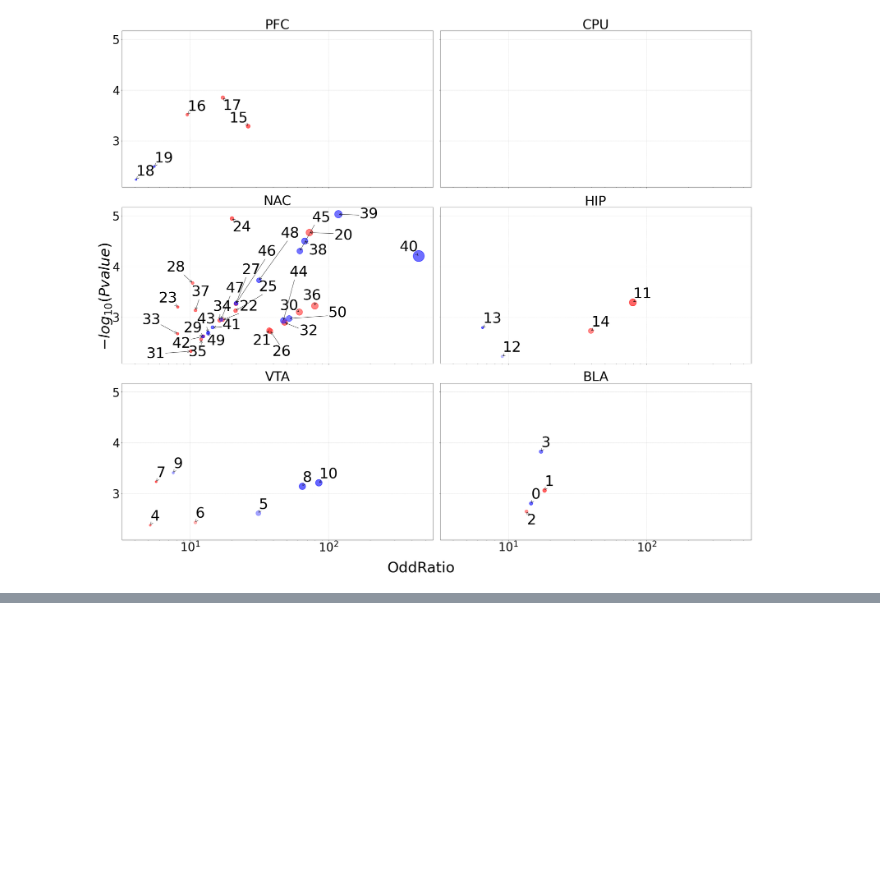
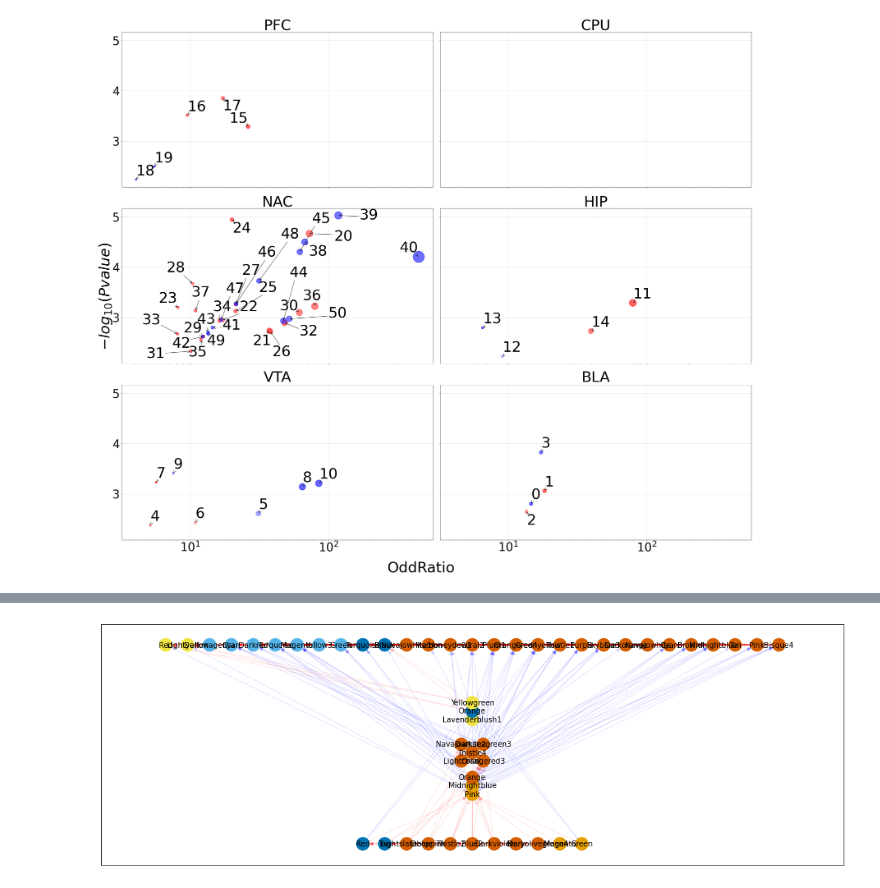
Before and after one commit to baicalin/GAN-WGCNA, a Jupyter notebook: codes/GAN-WGCNA/Figures.ipynb, the cells around one changed output, grey strips where cells are left out. Cells and saved outputs as stored; diff of their text form; code cells hidden in the pictures; blank space fills up the shorter version.

Commit message:
Add temporally aligned network figure

```diff
--- a/codes/GAN-WGCNA/Figures.ipynb
+++ b/codes/GAN-WGCNA/Figures.ipynb
@@ -498,7 +498,7 @@ for i, region in enumerate(regions):
     axs[(i // 2)][(i % 2)].set_xscale("log")
 #     axs[(i // 2), (i % 2)].set_xlim(0, 100)
 
-    axs[(i // 2)][(i % 2)].set_title(region , fontsize = 45)
+    axs[(i // 2)][(i % 2)].set_title(region , fontsize = 50)
     axs[(i // 2)][(i % 2)].grid(True, which='major', linestyle='--', linewidth=0.5)
 
     txt_zip = zip(df_module_fixed_info["GOterm"], df_module_fixed_info["Region"])
@@ -547,0 +607,71 @@ fig.tight_layout()
+# %%
+Diss_between_region = 1 - corr_between_region
+modified_G = G
+# %%
+layers = []
+
+for i in range(0, 25):
+    layers.append([])
+
+Mnames = Regional_Mnames
+for i, layer in enumerate(layers):
+    for Mname in Mnames:
+        if i == int(regional_timepoint_hash[Mname.split("_")[0]][Mname.split("_")[1]]):
+            layers[i].append(Mname)
+# %%
+from itertools import combinations
+
+G = nx.DiGraph()
+regional_color_hash = {"BLA": (230 / 255, 159 / 255, 0), "VTA": (86 / 255, 180 / 255, 233 / 255), "CPU": (0, 158 / 255, 115 / 255), "HIP": (240 / 255, 228 / 255, 66 / 255), "PFC": (0, 114 / 255, 178 / 255), "NAC": (213 / 255, 94 / 255, 0)}
+
+
+for i, layer in enumerate(layers):
+    G.add_nodes_from(layer, layer = i)
+
+pos = nx.multipartite_layout(G, subset_key="layer", align = "horizontal")
+node_colors = []
+for node in G.nodes:
+    node_colors.append(regional_color_hash[node.split("_")[0]])
+EarLate_pairs = []
+EarLate_pairs.extend([ node for node in pos if pos[node][1] == min( [pos[node][1] for node in pos]) ])
+EarLate_pairs.extend([ node for node in pos if pos[node][1] == max( [pos[node][1] for node in pos]) ])
+
+
+EarLat_coms = list(combinations(EarLate_pairs, 2))
+
+filtered_com = list(set(combinations(G.nodes, 2)) - set(EarLat_coms))
+for com in filtered_com:
+    if com[0].split("_")[0] == com[1].split("_")[0]:
+        DATA_PATH = "../../data/1201/"
+        df_MEdiss = pd.read_csv(DATA_PATH + "0825_%s-MEDiss-tmp.csv" % com[0].split("_")[0], index_col = 0)
+        if (1-df_MEdiss[com[0].split("_")[1]][com[1].split("_")[1]] > 0.95) and com not in EarLat_coms:
+            G.add_edge(com[0],com[1],
+                       color = "r"
+            )
+        elif (1-df_MEdiss[com[0].split("_")[1]][com[1].split("_")[1]] < -0.95) and com not in EarLat_coms:
+            G.add_edge(com[0],com[1],
+                       color = "b"
+            )
+    else:
+        if (1-Diss_between_region[com[0]][com[1]] > 0.95) and com not in EarLat_coms:
+            G.add_edge(com[0],com[1],
+                       color = "r"
+            )
+        elif (1-Diss_between_region[com[0]][com[1]] < -0.95) and com not in EarLat_coms:
+            G.add_edge(com[0],com[1],
+                       color = "b"
+            )
+
+pos_adjusted = {}
+adjust_hash = {}
+
+plt.figure(figsize = (18,6))
+nx.draw_networkx_nodes(G, pos, node_color=node_colors)
+nx.draw_networkx_labels(G, pos,
+                        labels= dict(zip(modified_G.nodes, [node.split("_")[1][2:].capitalize() for node in modified_G.nodes])),
+                        font_size= 10
+                       )
+edges = G.edges()
+colors = [G[u][v]['color'] for u,v in edges]
+nx.draw_networkx_edges(G, pos, edge_color=colors, alpha=0.1)
+# %% [output]
@@ -547,0 +695 @@ fig.tight_layout()
+[figure, added]
```
Also changed, not shown: parts of 7 cells of this notebook, 1 other file.
